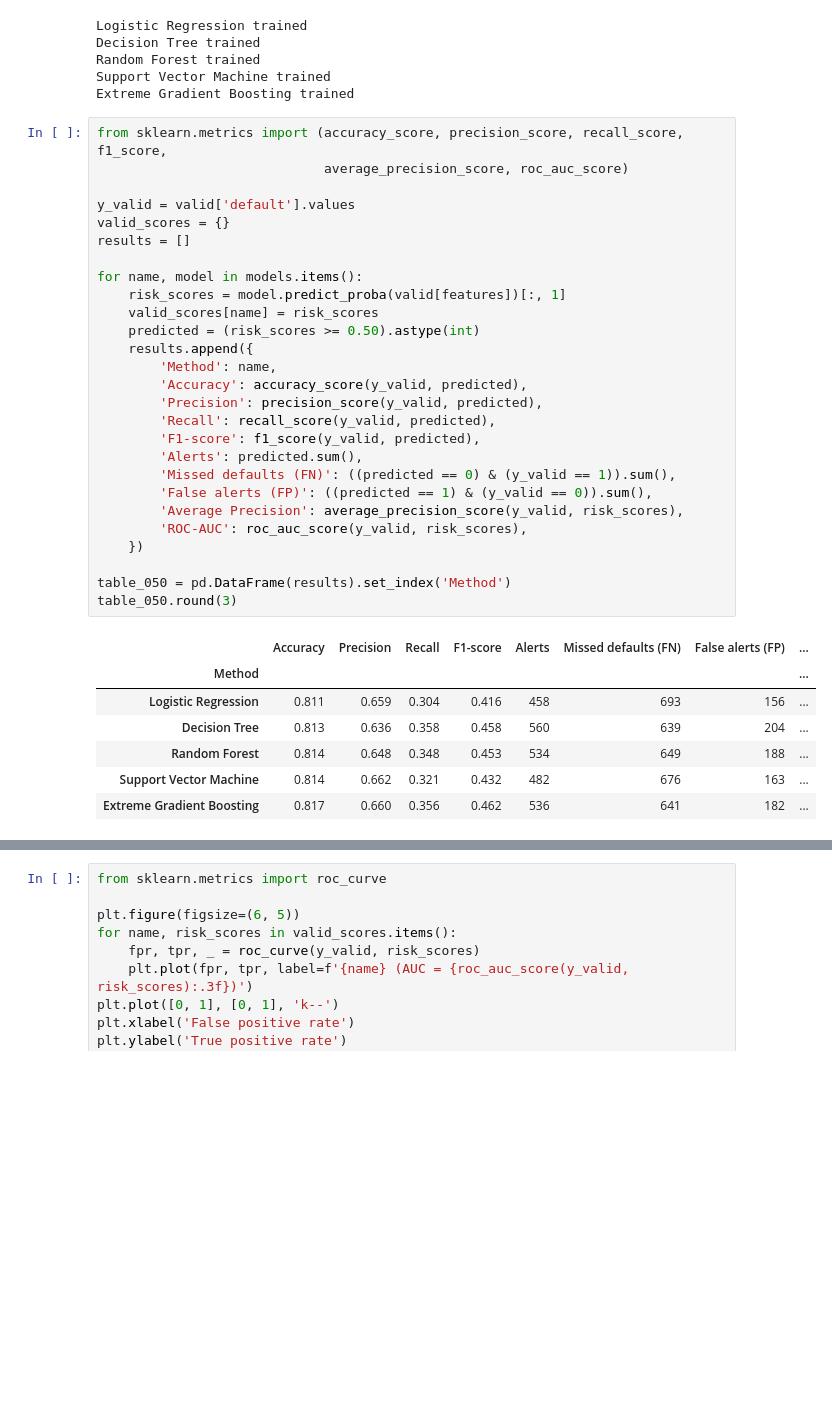
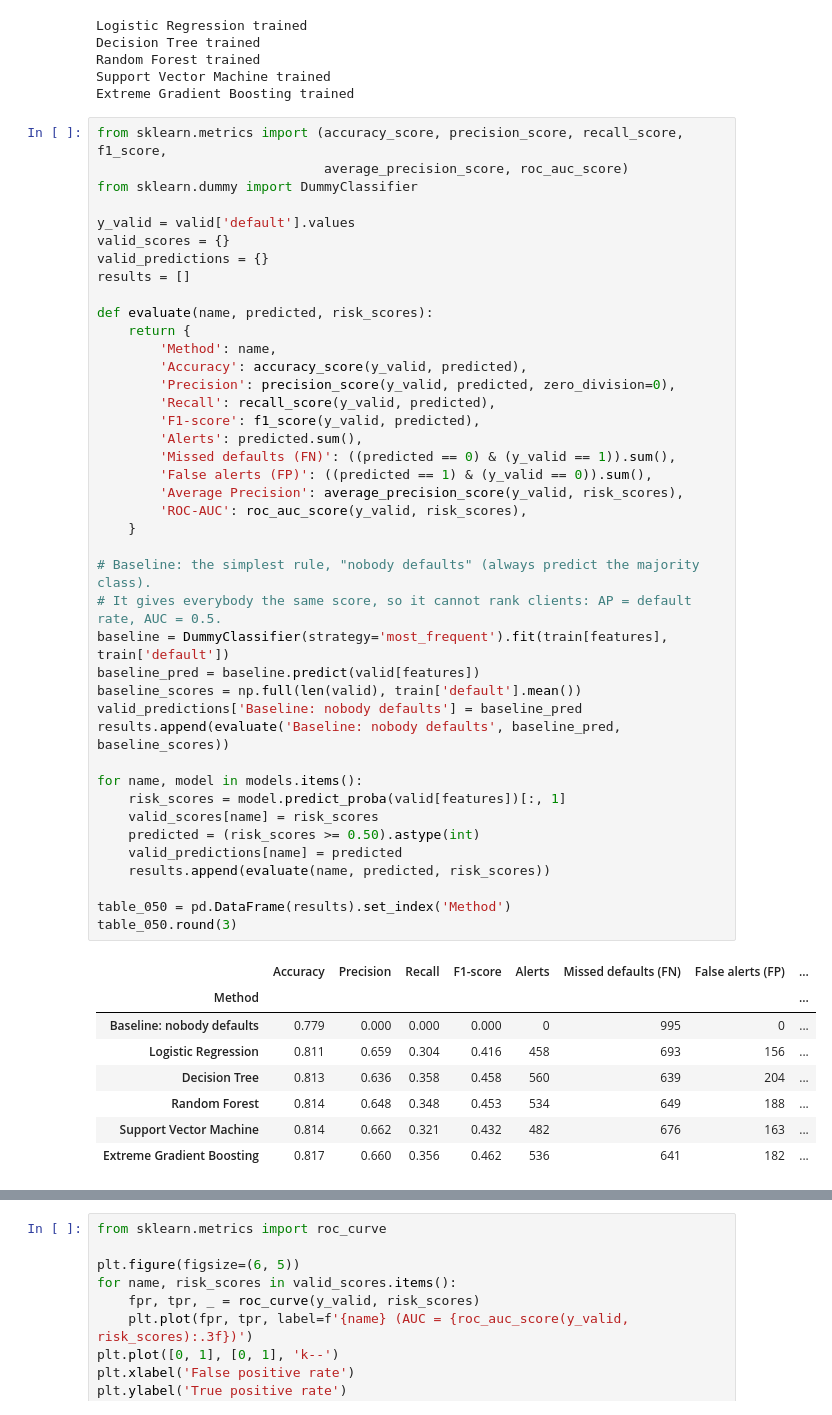
Before and after one commit to juliakozhina2966-cpu/Midterm1_AI_Applications, a Jupyter notebook: notebooks/credit_default_analysis.ipynb, the cells around one changed output, grey strips where cells are left out. Drawn from its saved outputs; the diff is of its cells as text; blank space fills up the shorter version.

```diff
--- a/notebooks/credit_default_analysis.ipynb
+++ b/notebooks/credit_default_analysis.ipynb
@@ -274,33 +274,48 @@ Extreme Gradient Boosting trained
 # %%
 from sklearn.metrics import (accuracy_score, precision_score, recall_score, f1_score,
                              average_precision_score, roc_auc_score)
+from sklearn.dummy import DummyClassifier
 
 y_valid = valid['default'].values
 valid_scores = {}
+valid_predictions = {}
 results = []
 
-for name, model in models.items():
-    risk_scores = model.predict_proba(valid[features])[:, 1]
-    valid_scores[name] = risk_scores
-    predicted = (risk_scores >= 0.50).astype(int)
-    results.append({
+def evaluate(name, predicted, risk_scores):
+    return {
         'Method': name,
         'Accuracy': accuracy_score(y_valid, predicted),
-        'Precision': precision_score(y_valid, predicted),
+        'Precision': precision_score(y_valid, predicted, zero_division=0),
         'Recall': recall_score(y_valid, predicted),
         'F1-score': f1_score(y_valid, predicted),
         'Alerts': predicted.sum(),
         'Missed defaults (FN)': ((predicted == 0) & (y_valid == 1)).sum(),
         'False alerts (FP)': ((predicted == 1) & (y_valid == 0)).sum(),
         'Average Precision': average_precision_score(y_valid, risk_scores),
         'ROC-AUC': roc_auc_score(y_valid, risk_scores),
-    })
+    }
+
+# Baseline: the simplest rule, "nobody defaults" (always predict the majority class).
+# It gives everybody the same score, so it cannot rank clients: AP = default rate, AUC = 0.5.
+baseline = DummyClassifier(strategy='most_frequent').fit(train[features], train['default'])
+baseline_pred = baseline.predict(valid[features])
+baseline_scores = np.full(len(valid), train['default'].mean())
+valid_predictions['Baseline: nobody defaults'] = baseline_pred
+results.append(evaluate('Baseline: nobody defaults', baseline_pred, baseline_scores))
+
+for name, model in models.items():
+    risk_scores = model.predict_proba(valid[features])[:, 1]
+    valid_scores[name] = risk_scores
+    predicted = (risk_scores >= 0.50).astype(int)
+    valid_predictions[name] = predicted
+    results.append(evaluate(name, predicted, risk_scores))
 
 table_050 = pd.DataFrame(results).set_index('Method')
 table_050.round(3)
 # %% [output]
 |  | Accuracy | Precision | Recall | F1-score | Alerts | Missed defaults (FN) | False alerts (FP) | ... |
 | Method |  |  |  |  |  |  |  | ... |
+| Baseline: nobody defaults | 0.779 | 0.000 | 0.000 | 0.000 | 0 | 995 | 0 | ... |
 | Logistic Regression | 0.811 | 0.659 | 0.304 | 0.416 | 458 | 693 | 156 | ... |
 | Decision Tree | 0.813 | 0.636 | 0.358 | 0.458 | 560 | 639 | 204 | ... |
 | Random Forest | 0.814 | 0.648 | 0.348 | 0.453 | 534 | 649 | 188 | ... |
```
Also changed, not shown: parts of 3 cells of this notebook, 1 other file.
